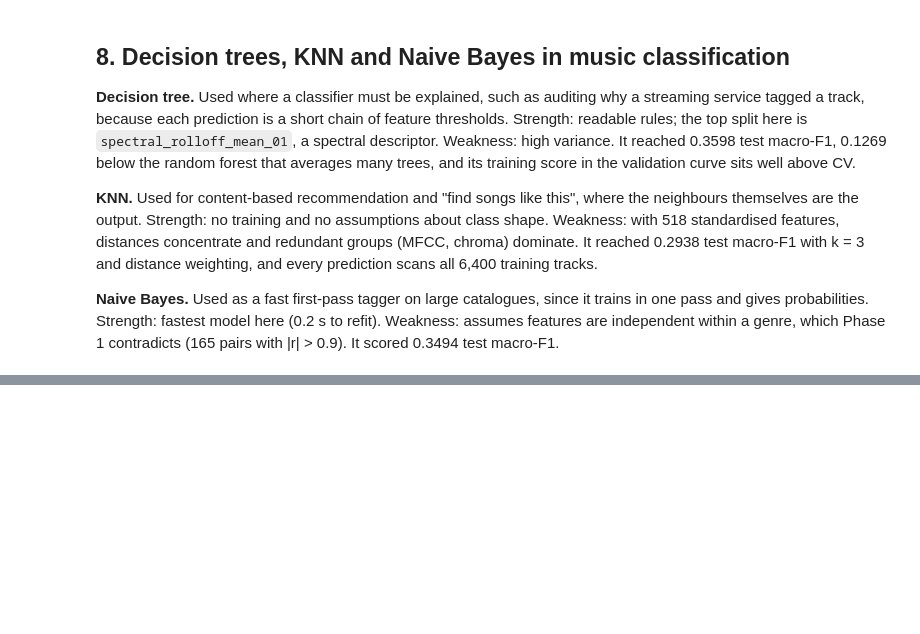
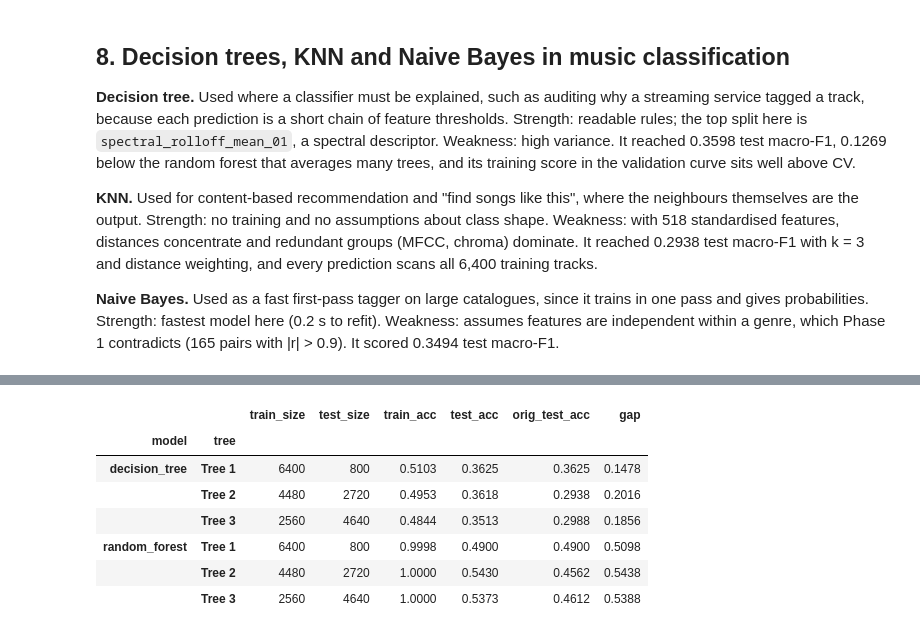
Before and after one commit to MrNoobri/F21DL, a Jupyter notebook: notebooks/03_fma_baselines.ipynb, the cells around one changed output, grey strips where cells are left out. Drawn from its saved outputs; the diff is of its cells as text; code cells hidden in the pictures; blank space fills up the shorter version.

```diff
--- a/notebooks/03_fma_baselines.ipynb
+++ b/notebooks/03_fma_baselines.ipynb
@@ -211,0 +216,28 @@ imp.sort_values("total", ascending=False).round(4)
+# %%
+from sklearn.base import clone
+from sklearn.model_selection import train_test_split
+
+rows = []
+for name in ("decision_tree", "random_forest"):
+    for i, frac in enumerate([0.0, 0.3, 0.6], 1):
+        if frac:
+            X_fit, X_move, y_fit, y_move = train_test_split(X_train, y_train, test_size=frac, stratify=y_train, random_state=SEED)
+            X_eval, y_eval = pd.concat([X_test, X_move]), pd.concat([y_test, y_move])
+        else:
+            X_fit, y_fit, X_eval, y_eval = X_train, y_train, X_test, y_test
+        m = clone(searches[name].best_estimator_).fit(X_fit, y_fit)
+        rows.append({"model": name, "tree": f"Tree {i}", "train_size": len(y_fit), "test_size": len(y_eval),
+                     "train_acc": m.score(X_fit, y_fit), "test_acc": m.score(X_eval, y_eval),
+                     "orig_test_acc": m.score(X_test, y_test)})
+trees = pd.DataFrame(rows).set_index(["model", "tree"])
+trees["gap"] = trees["train_acc"] - trees["orig_test_acc"]
+trees.round(4)
+# %% [output]
+|  |  | train_size | test_size | train_acc | test_acc | orig_test_acc | gap |
+| model | tree |  |  |  |  |  |  |
+| decision_tree | Tree 1 | 6400 | 800 | 0.5103 | 0.3625 | 0.3625 | 0.1478 |
+|  | Tree 2 | 4480 | 2720 | 0.4953 | 0.3618 | 0.2938 | 0.2016 |
+|  | Tree 3 | 2560 | 4640 | 0.4844 | 0.3513 | 0.2988 | 0.1856 |
+| random_forest | Tree 1 | 6400 | 800 | 0.9998 | 0.4900 | 0.4900 | 0.5098 |
+|  | Tree 2 | 4480 | 2720 | 1.0000 | 0.5430 | 0.4562 | 0.5438 |
+|  | Tree 3 | 2560 | 4640 | 1.0000 | 0.5373 | 0.4612 | 0.5388 |
```
Also changed, not shown: parts of 10 cells of this notebook, 15 other files.
